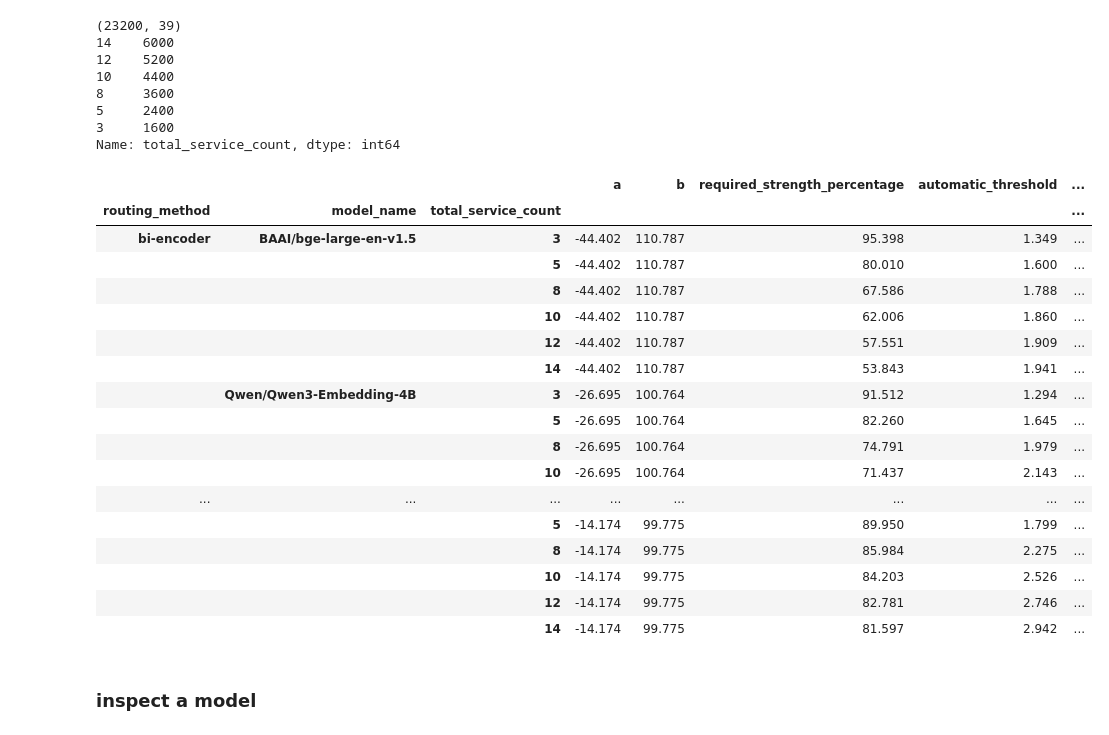
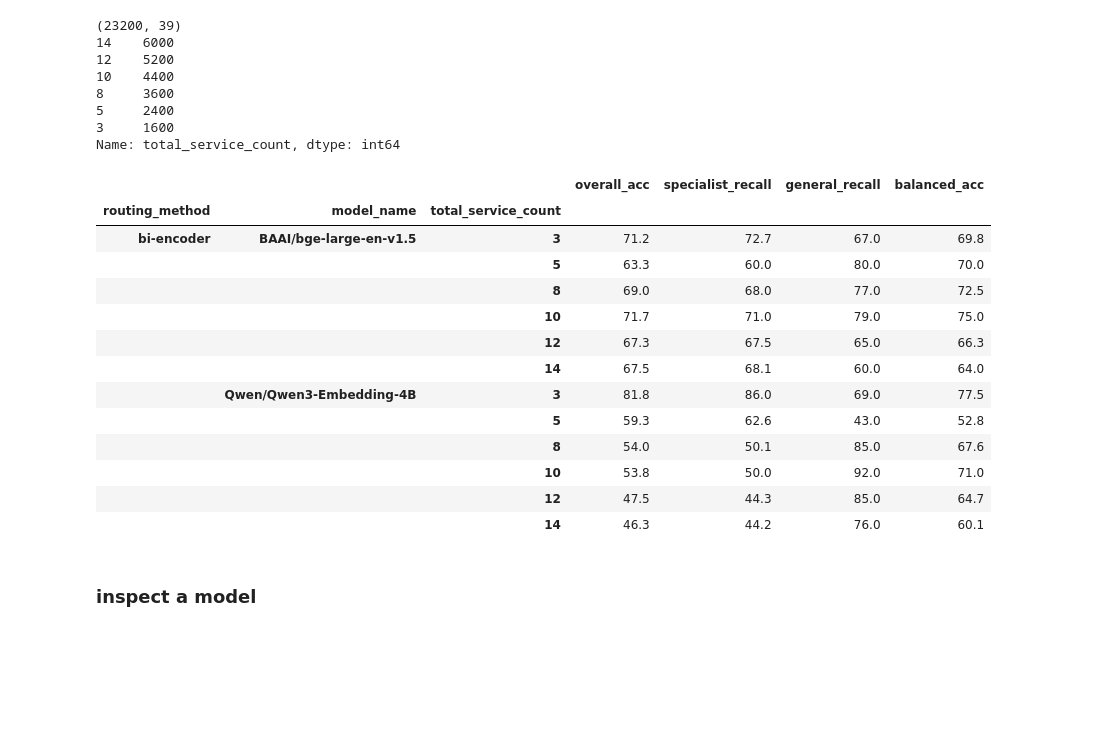
Before and after one commit to TheOpenSI/ADAPT, a Jupyter notebook: results_strength_main/Zscore_Analyser.ipynb, the cells around one changed output. Cells and saved outputs as stored; diff of their text form; code cells hidden in the pictures; blank space fills up the shorter version.

```diff
--- a/results_strength_main/Zscore_Analyser.ipynb
+++ b/results_strength_main/Zscore_Analyser.ipynb
@@ -107,46 +105,42 @@ print(df_combined["total_service_count"].value_counts())
 3     1600
 Name: total_service_count, dtype: int64
 # %%
-df = df_combined.copy()
+df = df_combined[df_combined["routing_method"] == "bi-encoder"].copy()
 
 df["overall_acc"] = (df["expected_service"] == df["predicted_label"]).astype(float)
 df["specialist_recall"] = df["overall_acc"].where(df["expected_service"] != "general")
 df["general_recall"]    = df["overall_acc"].where(df["expected_service"] == "general")
 
 out = df.pivot_table(
     index=["routing_method", "model_name", "total_service_count"],
-    values=["a", "b", "required_strength_percentage", "automatic_threshold",
-            "overall_acc", "specialist_recall", "general_recall"],
+    values=["overall_acc", "specialist_recall", "general_recall"],
     aggfunc="mean",
 )
 out["balanced_acc"] = (out["specialist_recall"] + out["general_recall"]) / 2
 
-out = out[["a", "b", "required_strength_percentage", "automatic_threshold",
-           "overall_acc", "specialist_recall", "general_recall", "balanced_acc"]]
+out = out[["overall_acc", "specialist_recall", "general_recall", "balanced_acc"]]
 
-out.round(3)
+pct_cols = ["specialist_recall", "general_recall", "overall_acc", "balanced_acc"]
+out[pct_cols] = out[pct_cols] * 100
 
+out.round(1)
 
 # out.isna().sum()
 # %% [output]
-|  |  |  | a | b | required_strength_percentage | automatic_threshold | ... |
-| routing_method | model_name | total_service_count |  |  |  |  | ... |
-| bi-encoder | BAAI/bge-large-en-v1.5 | 3 | -44.402 | 110.787 | 95.398 | 1.349 | ... |
-|  |  | 5 | -44.402 | 110.787 | 80.010 | 1.600 | ... |
-|  |  | 8 | -44.402 | 110.787 | 67.586 | 1.788 | ... |
-|  |  | 10 | -44.402 | 110.787 | 62.006 | 1.860 | ... |
-|  |  | 12 | -44.402 | 110.787 | 57.551 | 1.909 | ... |
-|  |  | 14 | -44.402 | 110.787 | 53.843 | 1.941 | ... |
-|  | Qwen/Qwen3-Embedding-4B | 3 | -26.695 | 100.764 | 91.512 | 1.294 | ... |
-|  |  | 5 | -26.695 | 100.764 | 82.260 | 1.645 | ... |
-|  |  | 8 | -26.695 | 100.764 | 74.791 | 1.979 | ... |
-|  |  | 10 | -26.695 | 100.764 | 71.437 | 2.143 | ... |
-| ... | ... | ... | ... | ... | ... | ... | ... |
-|  |  | 5 | -14.174 | 99.775 | 89.950 | 1.799 | ... |
-|  |  | 8 | -14.174 | 99.775 | 85.984 | 2.275 | ... |
-|  |  | 10 | -14.174 | 99.775 | 84.203 | 2.526 | ... |
-|  |  | 12 | -14.174 | 99.775 | 82.781 | 2.746 | ... |
-|  |  | 14 | -14.174 | 99.775 | 81.597 | 2.942 | ... |
+|  |  |  | overall_acc | specialist_recall | general_recall | balanced_acc |
+| routing_method | model_name | total_service_count |  |  |  |  |
+| bi-encoder | BAAI/bge-large-en-v1.5 | 3 | 71.2 | 72.7 | 67.0 | 69.8 |
+|  |  | 5 | 63.3 | 60.0 | 80.0 | 70.0 |
+|  |  | 8 | 69.0 | 68.0 | 77.0 | 72.5 |
+|  |  | 10 | 71.7 | 71.0 | 79.0 | 75.0 |
+|  |  | 12 | 67.3 | 67.5 | 65.0 | 66.3 |
+|  |  | 14 | 67.5 | 68.1 | 60.0 | 64.0 |
+|  | Qwen/Qwen3-Embedding-4B | 3 | 81.8 | 86.0 | 69.0 | 77.5 |
+|  |  | 5 | 59.3 | 62.6 | 43.0 | 52.8 |
+|  |  | 8 | 54.0 | 50.1 | 85.0 | 67.6 |
+|  |  | 10 | 53.8 | 50.0 | 92.0 | 71.0 |
+|  |  | 12 | 47.5 | 44.3 | 85.0 | 64.7 |
+|  |  | 14 | 46.3 | 44.2 | 76.0 | 60.1 |
 # %% [markdown]
 ### inspect a model
 # %%
```
Also changed, not shown: parts of 1 cell of this notebook, 5 other files.
